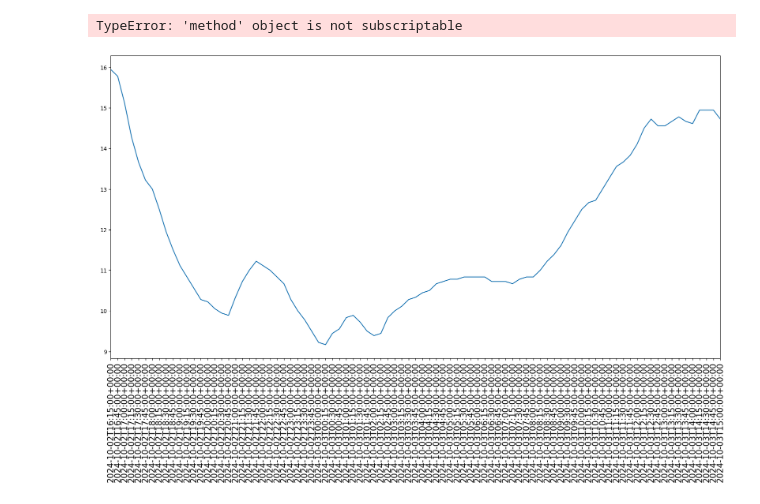
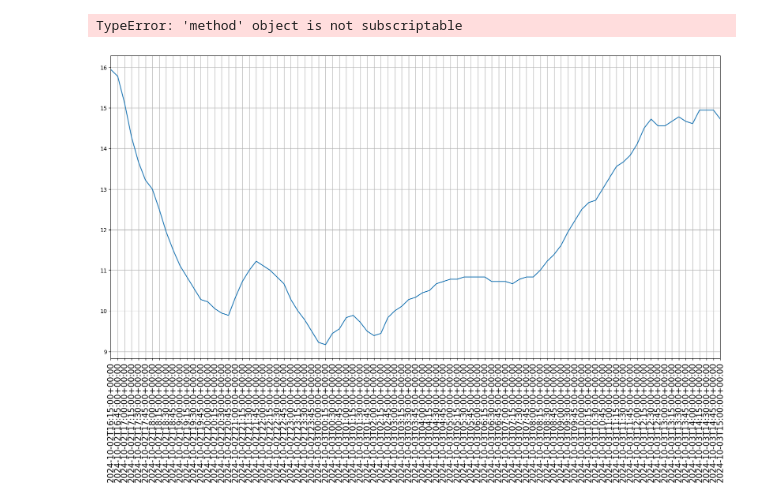
Before and after one commit to lmacakova/PFDA, a Jupyter notebook: pfda_assignments/assignment2-weather.ipynb, the cells around one changed output. Cells and saved outputs as stored; diff of their text form; code cells hidden in the pictures.

```diff
--- a/pfda_assignments/assignment2-weather.ipynb
+++ b/pfda_assignments/assignment2-weather.ipynb
@@ -58,11 +58,12 @@ TypeError: 'method' object is not subscriptable
 # %%
 
 fig, ax=plt.subplots(figsize=(20,10))
 ax.plot(x,y)
 x=df['localReportEndDateTime']
 y=df['dryBulbTemperature_Celsius']
 ax.set_xlim([0,88])
-#ax.set_xticks(ax.get_xticks()[1:89:3])
+ax.grid(visible=True)
+ax.
 ax.xaxis.set_tick_params(rotation=90, labelsize=15)
 # %% [output]
-[figure, old version]
+[figure, new version]
```
